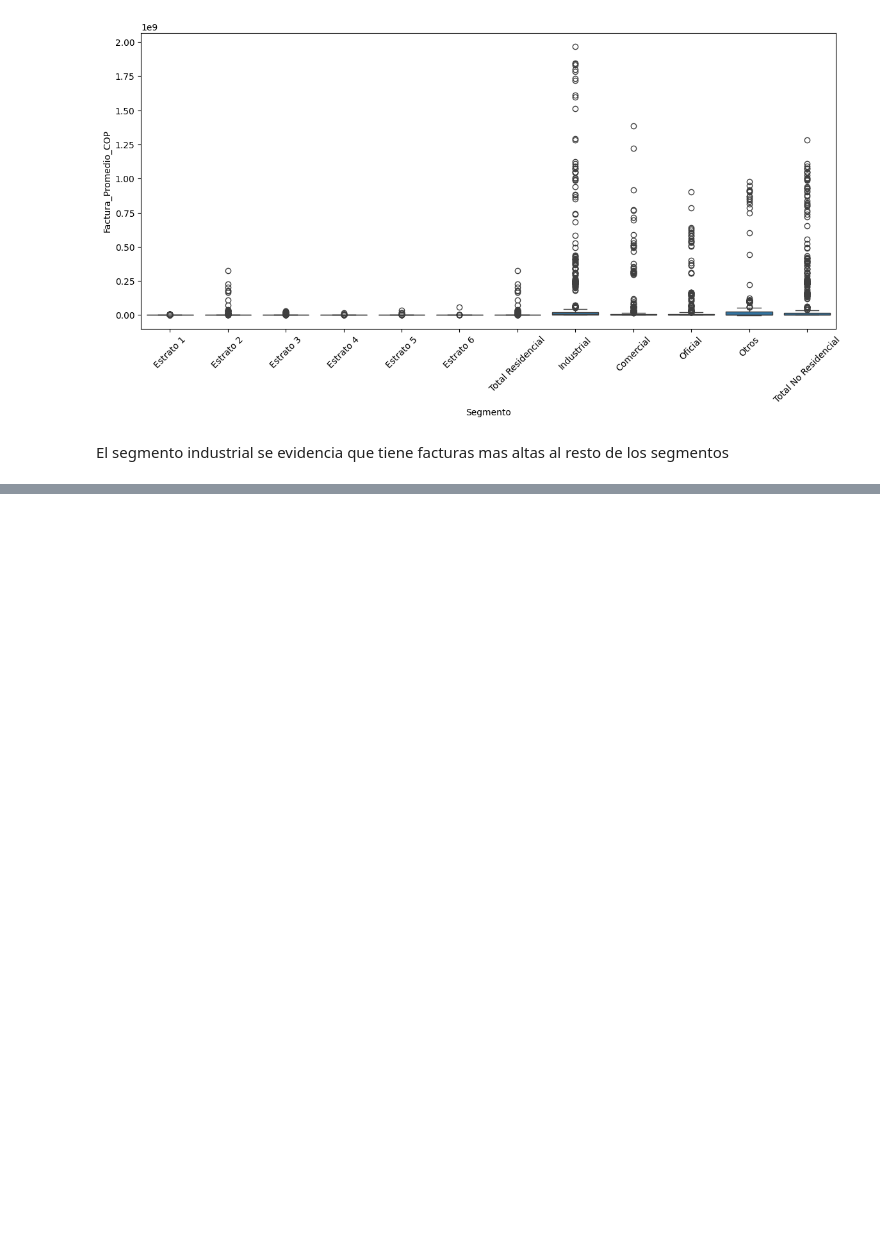
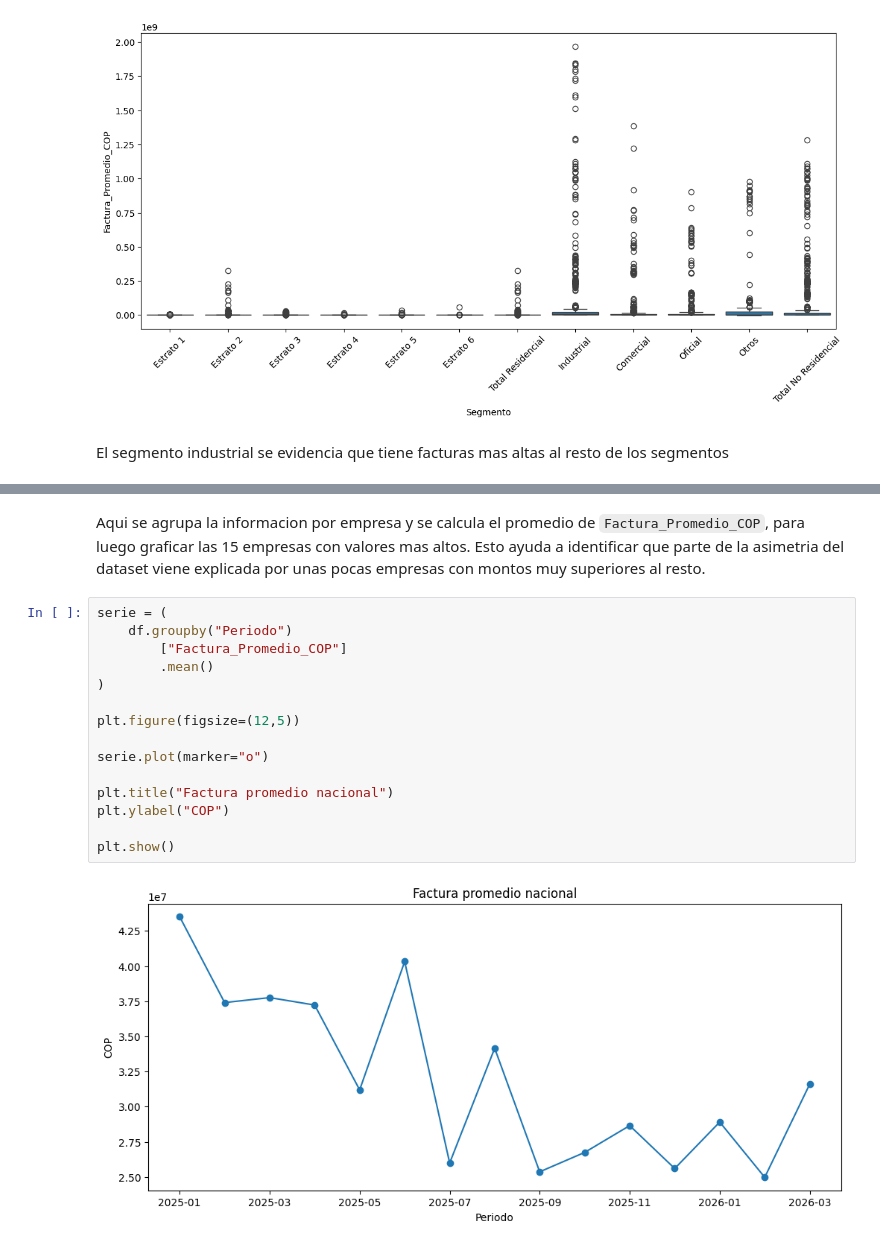
Before and after one commit to DanielaPuerta9815/proyectoaulaNE, a Jupyter notebook: EDA.ipynb, the cells around one changed output, grey strips where cells are left out. Drawn from its saved outputs; the diff is of its cells as text; blank space fills up the shorter version.

```diff
--- a/EDA.ipynb
+++ b/EDA.ipynb
@@ -201,0 +209,19 @@ El segmento industrial se evidencia que tiene facturas mas altas al resto de los
+# %% [markdown]
+Aqui se agrupa la informacion por empresa y se calcula el promedio de `Factura_Promedio_COP`, para luego graficar las 15 empresas con valores mas altos. Esto ayuda a identificar que parte de la asimetria del dataset viene explicada por unas pocas empresas con montos muy superiores al resto.
+# %%
+serie = (
+    df.groupby("Periodo")
+        ["Factura_Promedio_COP"]
+        .mean()
+)
+
+plt.figure(figsize=(12,5))
+
+serie.plot(marker="o")
+
+plt.title("Factura promedio nacional")
+plt.ylabel("COP")
+
+plt.show()
+# %% [output]
+[figure, added]
```
Also changed, not shown: parts of 15 cells of this notebook.
